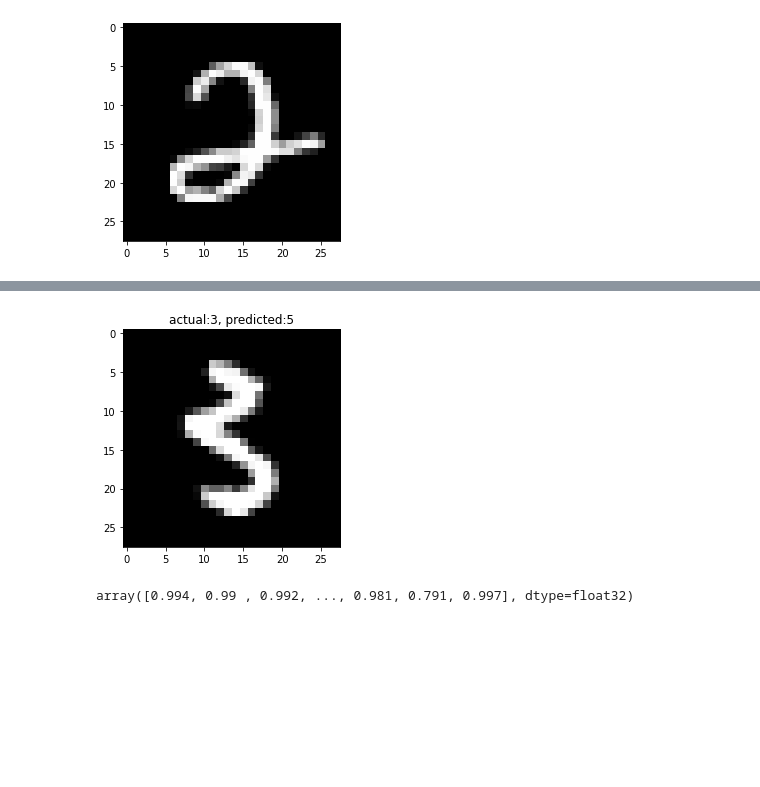
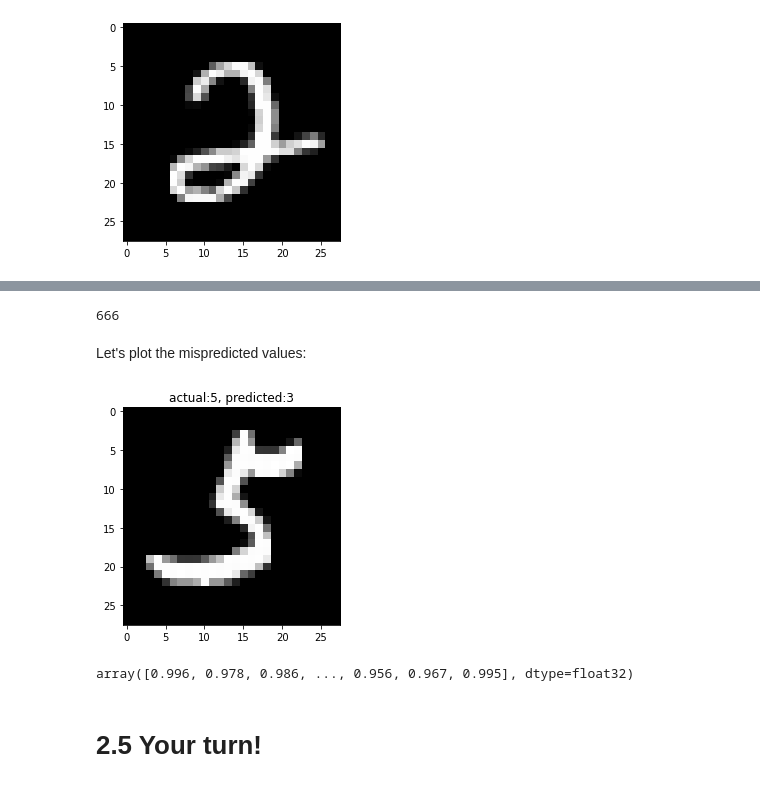
Before and after one commit to loremarchi/hands-on-machine-learning-R-module-3-python, a Jupyter notebook: 2_fundamentals.ipynb, the cells around one changed output, grey strips where cells are left out. Drawn from its saved outputs; the diff is of its cells as text; code cells hidden in the pictures; blank space fills up the shorter version.

```diff
--- a/2_fundamentals.ipynb
+++ b/2_fundamentals.ipynb
@@ -146,6 +327,8 @@ The procedure to fit the dense neural network is initialized:
 model = tf.keras.models.Sequential()
 # %%
 # neural network structure - adding first layer (Dense-type, fully connected)
-model.add(tf.keras.layers.Dense(units = 16, activation = 'sigmoid', input_shape = (784,)))
+model.add(tf.keras.layers.Dense(units = 16,
+                                activation = 'sigmoid',
+                                input_shape = (784,)))
 # %%
 # neural networdk structure - adding output layer (Dense-type, fully connected)
@@ -225,0 +426,4 @@ The number of mis-predicted values is:
+# %%
+summary = pd.DataFrame({'pred_category':predicted_category,
+                        'actual_category':actual_category,
+                        'correct_classification':np.equal(predicted_category,actual_category)}); summary.head()
@@ -226,17 +437,29 @@ The number of mis-predicted values is:
+# %%
+# mis-predicted count
+(~summary.correct_classification).sum()
+# %% [output]
+666
+# %% [markdown]
+Let's plot the mispredicted values:
+# %%
+# let's retrieve the index of mispredicted values from summary
+idx = summary[(~summary.correct_classification)].index
 # %%
-def plot_img(vector_picture, actual_v, predited_v):
+def plot_img(vector_picture, wrong, actual_v, predited_v):
     pixels = vector_picture.reshape((28,28))
     plt.imshow(pixels, cmap='gray')
     plt.title(f'actual:{actual_category[wrong]}, predicted:{predicted_category[wrong]}')
     plt.show()
 # %%
 # example of mis-predicted values
-wrong = index_mispred[0][35]
+wrong = idx[623]
 ex = arr_vec_x_test[wrong]
-plot_img(ex, actual_category, predicted_category)
+plot_img(ex, wrong, actual_category, predicted_category)
 # %% [output]
-[figure, old version]
+[figure, new version]
 # %%
 prediction[np.arange(prediction.shape[0]), actual_category]
 # %% [output]
-array([0.994, 0.99 , 0.992, ..., 0.981, 0.791, 0.997], dtype=float32)
+array([0.996, 0.978, 0.986, ..., 0.956, 0.967, 0.995], dtype=float32)
+# %% [markdown]
+# 2.5 Your turn!
```
Also changed, not shown: parts of 62 cells of this notebook, 2 other files.
